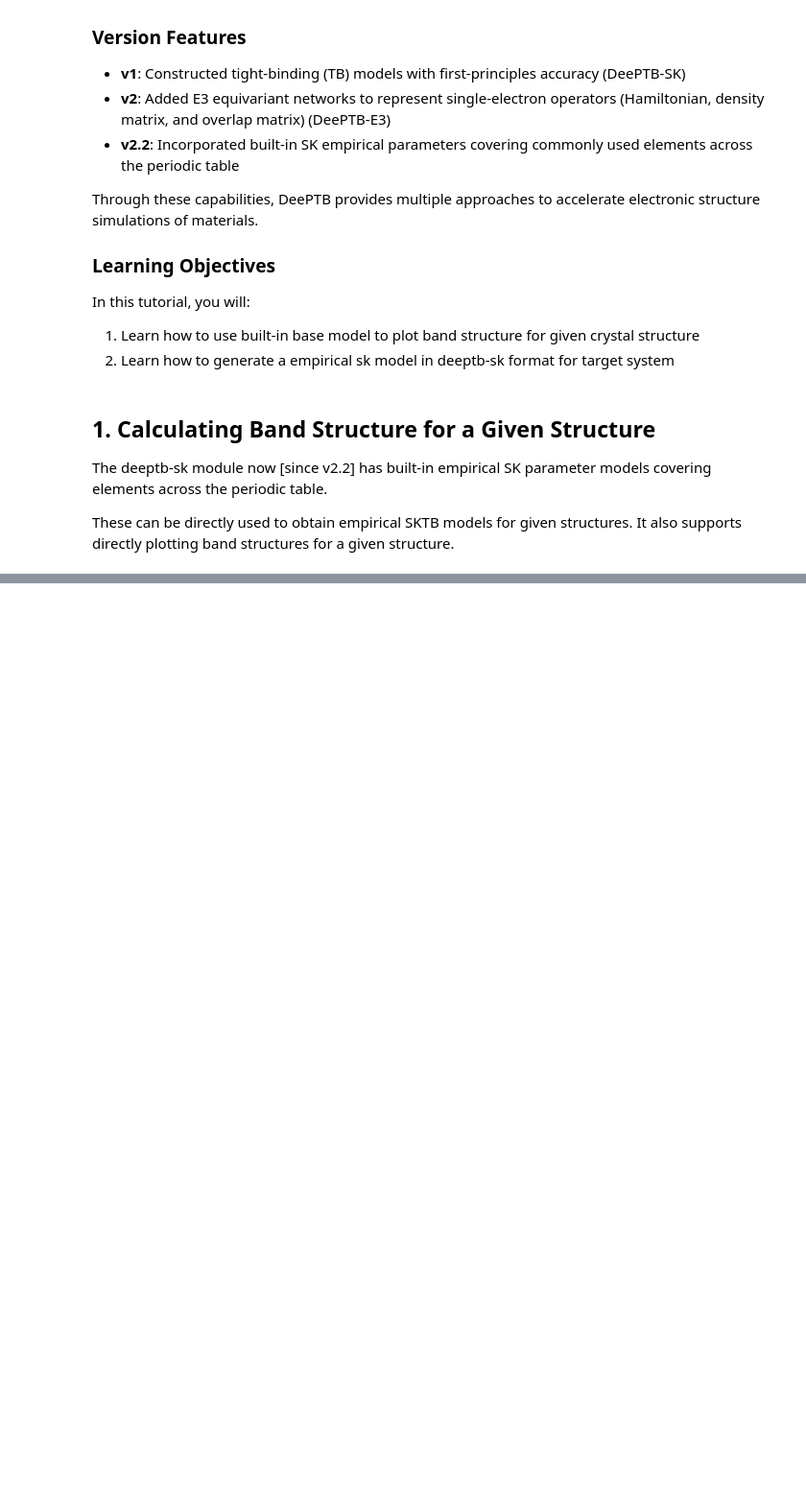
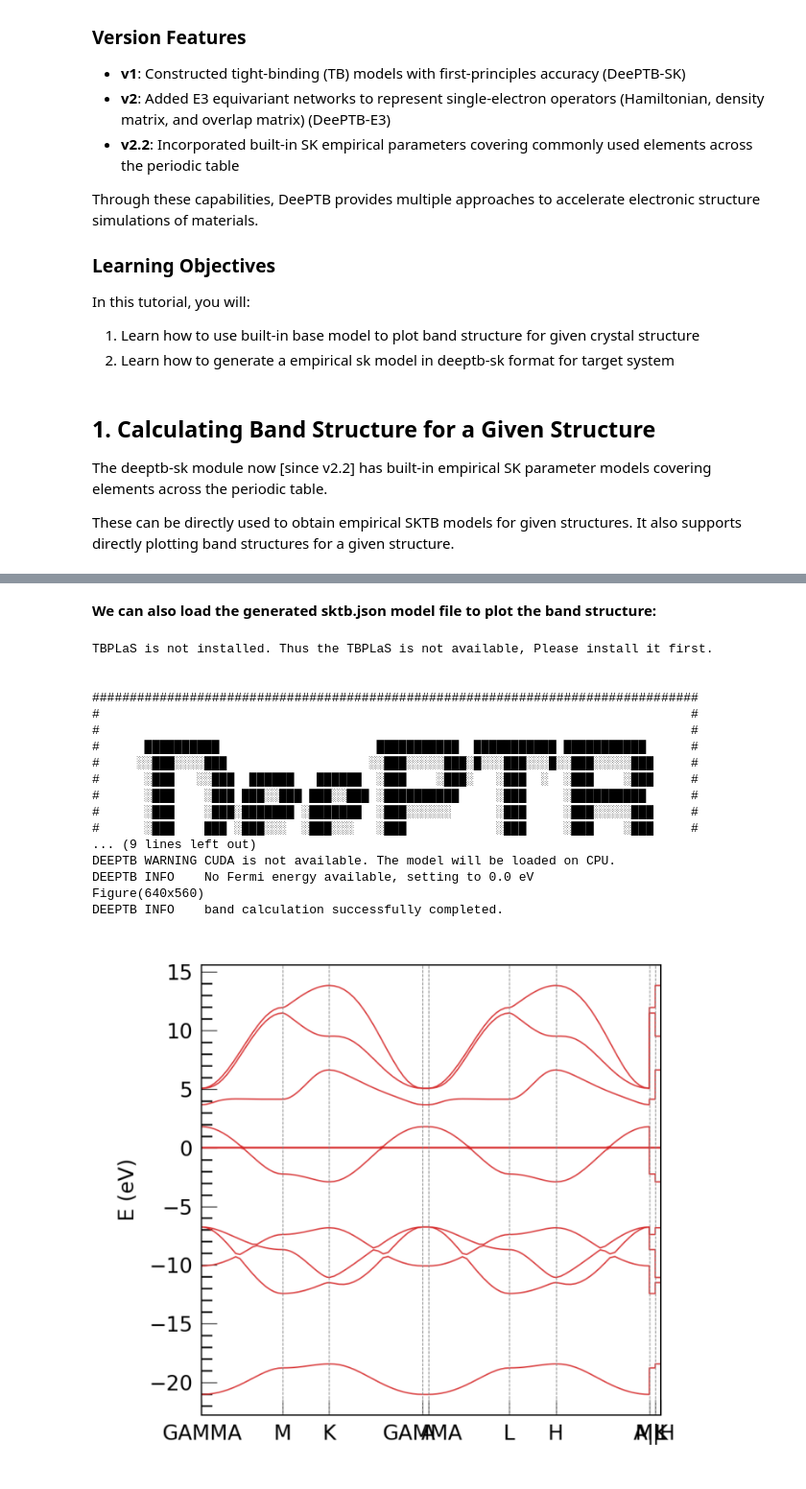
Before and after one commit to DeePTB-Lab/Recipes, a Jupyter notebook: deeptb_tutorials/v2.2/DeePTB_Tutorial_1_Colab.ipynb, the cells around one changed output, grey strips where cells are left out. Shown at 96% size. Saved outputs shown, nothing was run; the diff lists cells and outputs as text; code cells hidden in the pictures; blank space fills up the shorter version.

```diff
--- a/deeptb_tutorials/v2.2/DeePTB_Tutorial_1_Colab.ipynb
+++ b/deeptb_tutorials/v2.2/DeePTB_Tutorial_1_Colab.ipynb
@@ -170,0 +262,30 @@ os.chdir(f"{workdir}/structures")
+# %% [markdown]
+**We can also load the generated sktb.json model file to plot the band structure:**
+# %%
+!dptb run band -i ./hbn_spd_model/sktb.json -stu ../structures/hBN.vasp -o band_hBN
+
+# display the band plot:
+plt.figure(figsize=(10, 8))
+img = mpimg.imread('./band_hBN/results/band.png')
+plt.imshow(img)
+plt.axis('off')
+plt.show()
+# %% [output]
+TBPLaS is not installed. Thus the TBPLaS is not available, Please install it first.
+
+
+#################################################################################
+#                                                                               #
+#                                                                               #
+#      ██████████                     ███████████  ███████████ ███████████      #
+#     ░░███░░░░███                   ░░███░░░░░███░█░░░███░░░█░░███░░░░░███     #
+#      ░███   ░░███  ██████   ██████  ░███    ░███░   ░███  ░  ░███    ░███     #
+#      ░███    ░███ ███░░███ ███░░███ ░██████████     ░███     ░██████████      #
+#      ░███    ░███░███████ ░███████  ░███░░░░░░      ░███     ░███░░░░░███     #
+#      ░███    ███ ░███░░░  ░███░░░   ░███            ░███     ░███    ░███     #
+... (9 lines left out)
+DEEPTB WARNING CUDA is not available. The model will be loaded on CPU.
+DEEPTB INFO    No Fermi energy available, setting to 0.0 eV
+Figure(640x560)
+DEEPTB INFO    band calculation successfully completed.
+[figure, added]
```
Also changed, not shown: parts of 30 cells of this notebook, 6 other files.
